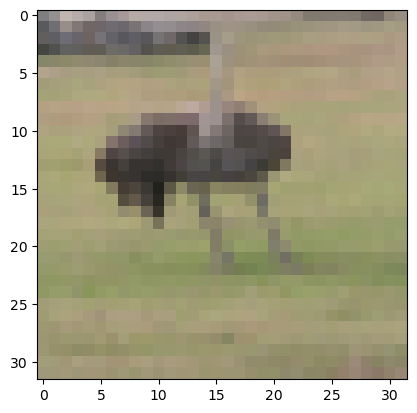
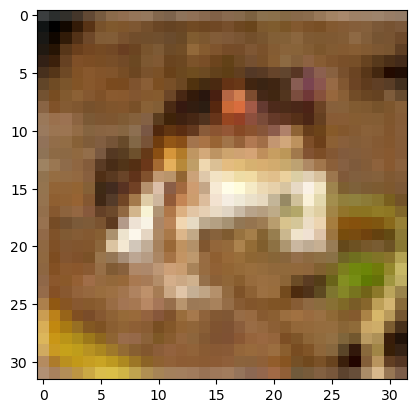
The change to this notebook cell's code, shown as a diff; its figure went from the first image to the second:
--- before
+++ after
@@ -5,5 +5,24 @@
 
 (training_set_x, training_set_y), (test_set_x, test_set_y) = cifar10.load_data()
+print(training_set_x.shape)
 
-image = training_set_x[42]
+image = training_set_x[0]
 plt.imshow(image)
+
+red = image[:, :, 0]
+green = image[:, :, 1]
+blue = image[:, :, 2]
+
+fig, axes = plt.subplots(1, 3, figsize=(16, 4))
+
+axes[0].imshow(red, cmap="Reds")
+axes[0].axis("off")
+
+axes[1].imshow(green, cmap="Greens")
+axes[1].axis("off")
+
+axes[2].imshow(blue, cmap="Blues")
+axes[2].axis("off")
+
+plt.tight_layout()
+plt.show()

Commit: fix: minor fixes